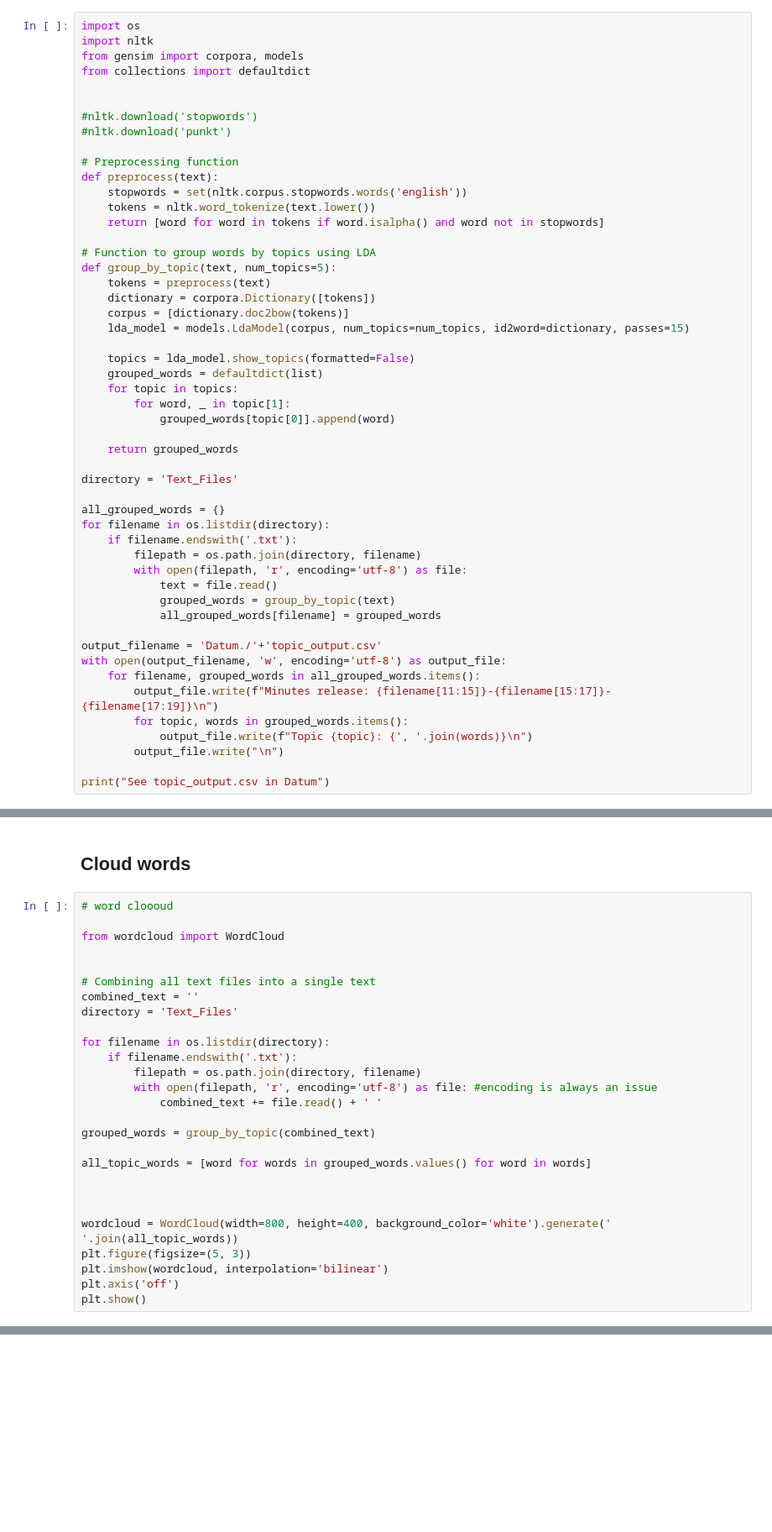
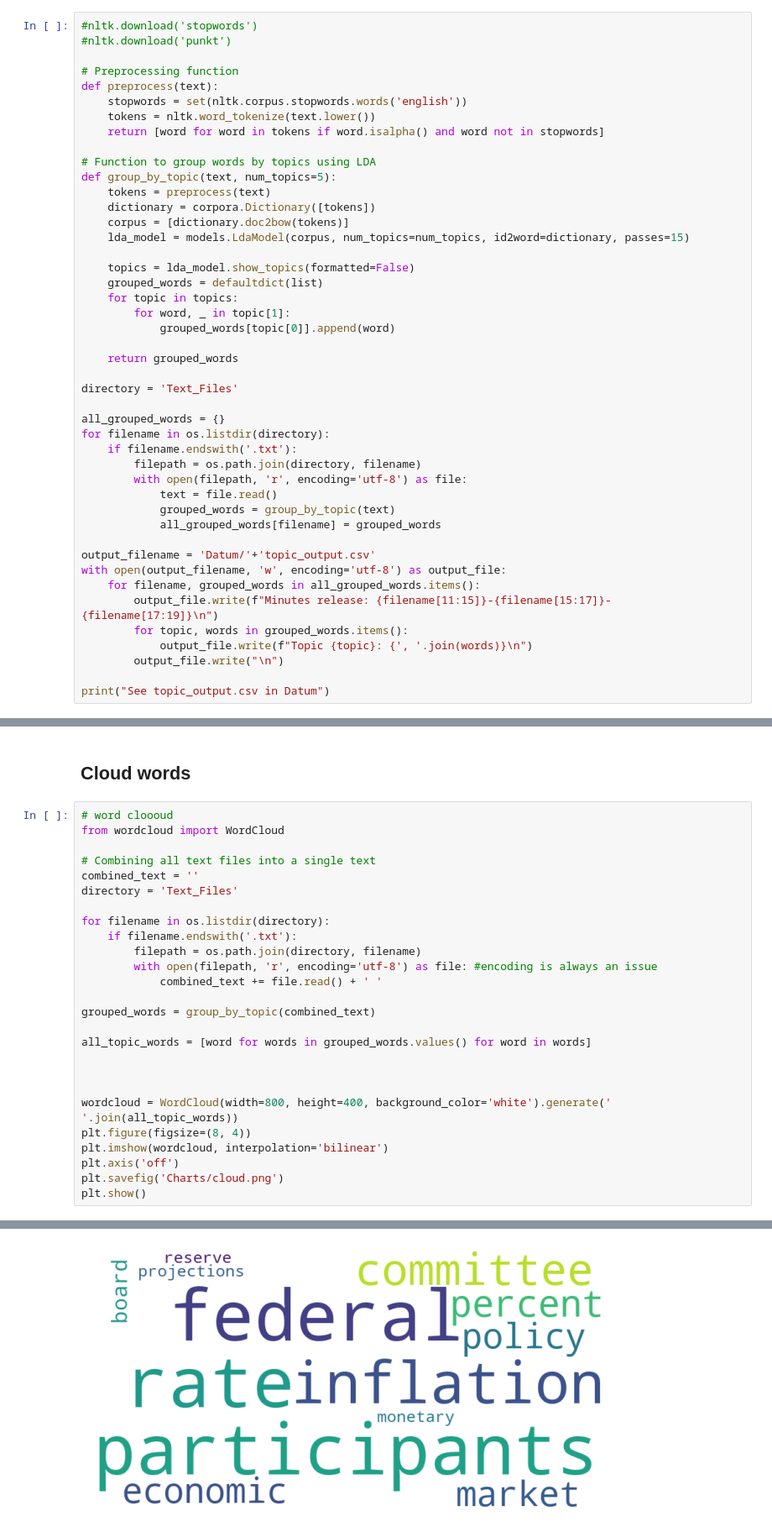
Before and after one commit to Ih8l1ght/FOMC-Analysis, a Jupyter notebook: Text_Analysis.ipynb, the cells around one changed output, grey strips where cells are left out. Shown at 84% size. Drawn from its saved outputs; the diff is of its cells as text; blank space fills up the shorter version.

```diff
--- a/Text_Analysis.ipynb
+++ b/Text_Analysis.ipynb
@@ -169,10 +192,4 @@ plt.show()
 # %%
-import os
-import nltk
-from gensim import corpora, models
-from collections import defaultdict
-
-
 #nltk.download('stopwords')
 #nltk.download('punkt')
 
@@ -208,7 +225,7 @@ for filename in os.listdir(directory):
             grouped_words = group_by_topic(text)
             all_grouped_words[filename] = grouped_words
 
-output_filename = 'Datum./'+'topic_output.csv'
+output_filename = 'Datum/'+'topic_output.csv'
 with open(output_filename, 'w', encoding='utf-8') as output_file:
     for filename, grouped_words in all_grouped_words.items():
         output_file.write(f"Minutes release: {filename[11:15]}-{filename[15:17]}-{filename[17:19]}\n")
@@ -263,9 +280,7 @@ See topic_output_Increased.csv in Datum
 ## Cloud words
 # %%
 # word cloooud
-
 from wordcloud import WordCloud
-
 
 # Combining all text files into a single text
 combined_text = ''
@@ -284,8 +299,9 @@ all_topic_words = [word for words in grouped_words.values() for word in words]
 
 
 wordcloud = WordCloud(width=800, height=400, background_color='white').generate(' '.join(all_topic_words))
-plt.figure(figsize=(5, 3))
+plt.figure(figsize=(8, 4))
 plt.imshow(wordcloud, interpolation='bilinear')
 plt.axis('off')
+plt.savefig('Charts/cloud.png')
 plt.show()
 # %% [output]
@@ -292,0 +308 @@ ModuleNotFoundError: No module named 'wordcloud'
+[figure, added]
```
Also changed, not shown: parts of 9 cells of this notebook, 13 other files.
